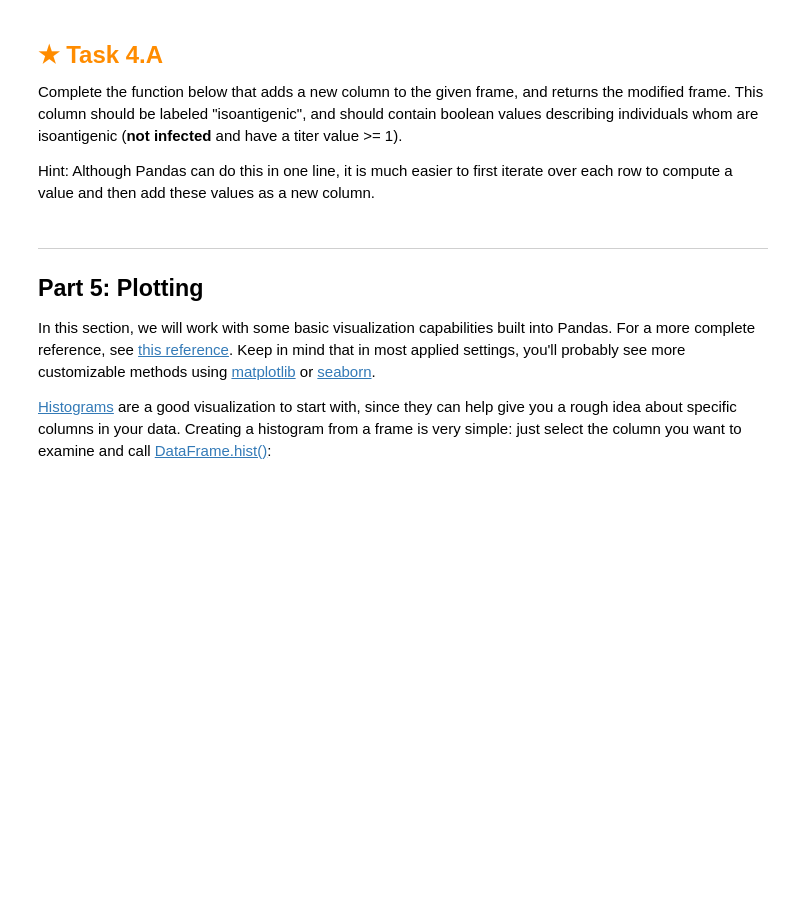
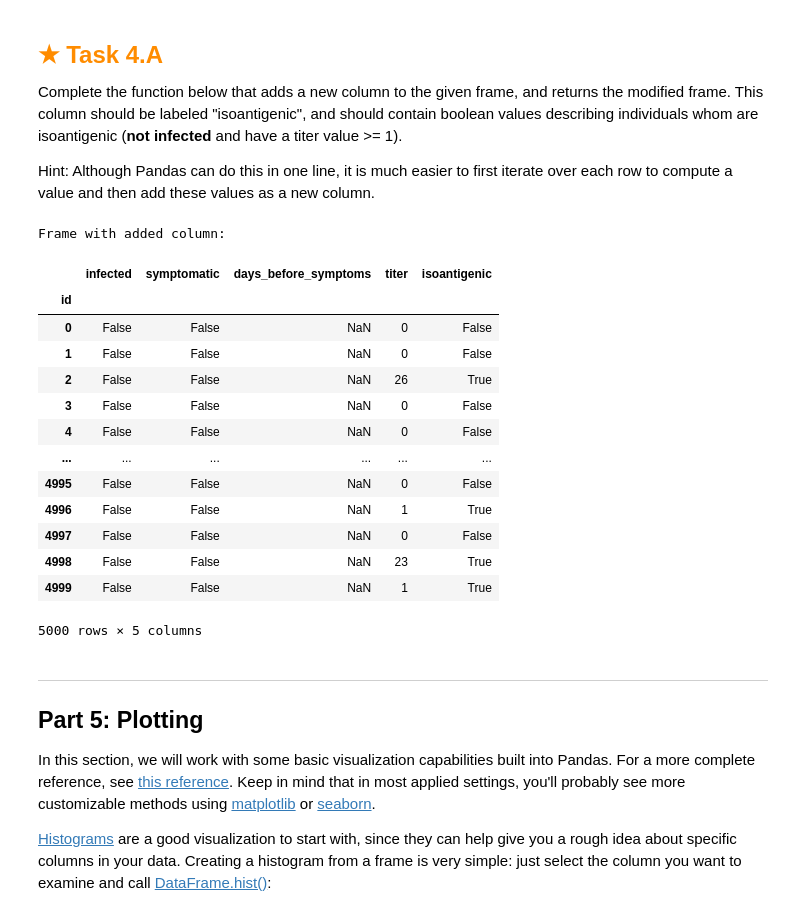
Before and after one commit to kneng-UCSC/HO1, a Jupyter notebook: assignment.ipynb, the cells around one changed output. Drawn from its saved outputs; the diff is of its cells as text; code cells hidden in the pictures; blank space fills up the shorter version.

```diff
--- a/assignment.ipynb
+++ b/assignment.ipynb
@@ -1259,11 +1259,36 @@ and should contain boolean values describing individuals whom are isoantigenic (
 Hint: Although Pandas can do this in one line, it is much easier to first iterate over each row to compute a value and then add these values as a new column.
 # %%
 def add_isoantigenic_column(frame):
-    return NotImplemented
+    infected = frame['infected']
+    titer = frame['titer']
+    isoantigenic = []
+    for i in range(len(frame)):
+        if (infected[i] == False) and (titer[i] >= 1):
+            isoantigenic.append(True)
+        else:
+            isoantigenic.append(False)
+    grame = add_column(frame, 'isoantigenic', isoantigenic)
+    return grame
 
 new_covid_data = add_isoantigenic_column(covid_data.copy())
 print("Frame with added column:")
 new_covid_data
+# %% [output]
+Frame with added column:
+|  | infected | symptomatic | days_before_symptoms | titer | isoantigenic |
+| id |  |  |  |  |  |
+| 0 | False | False | NaN | 0 | False |
+| 1 | False | False | NaN | 0 | False |
+| 2 | False | False | NaN | 26 | True |
+| 3 | False | False | NaN | 0 | False |
+| 4 | False | False | NaN | 0 | False |
+| ... | ... | ... | ... | ... | ... |
+| 4995 | False | False | NaN | 0 | False |
+| 4996 | False | False | NaN | 1 | True |
+| 4997 | False | False | NaN | 0 | False |
+| 4998 | False | False | NaN | 23 | True |
+| 4999 | False | False | NaN | 1 | True |
+5000 rows × 5 columns
 # %% [markdown]
 ---
 
```
Also changed, not shown: parts of 4 cells of this notebook.
